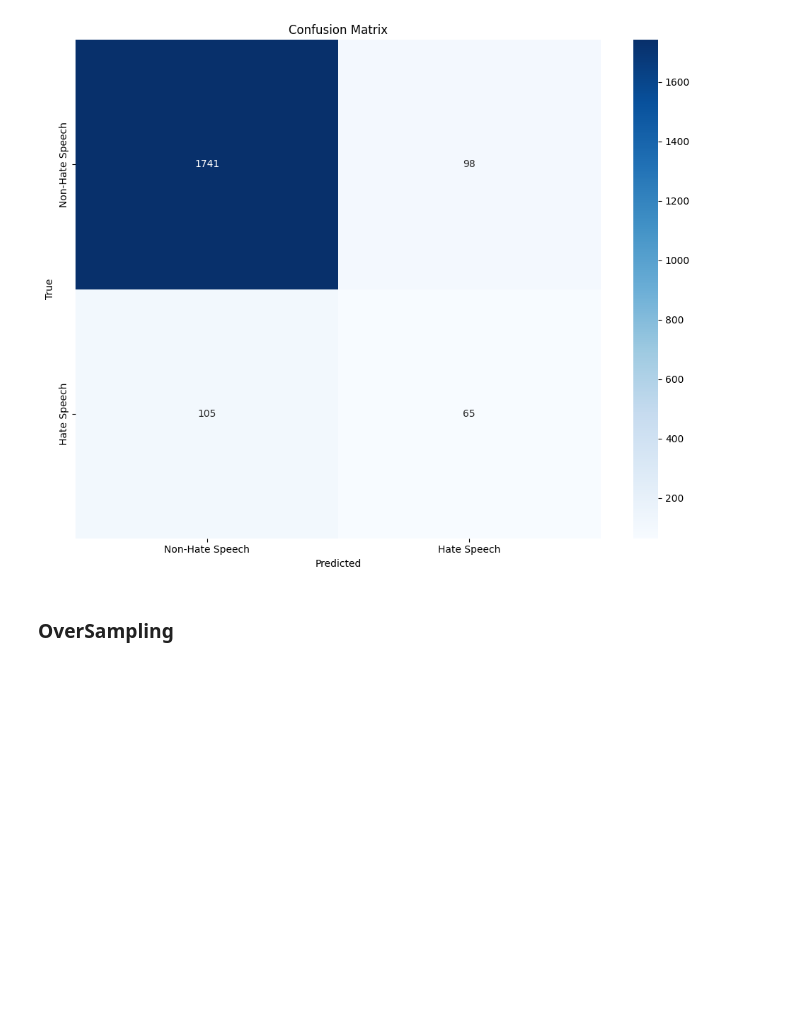
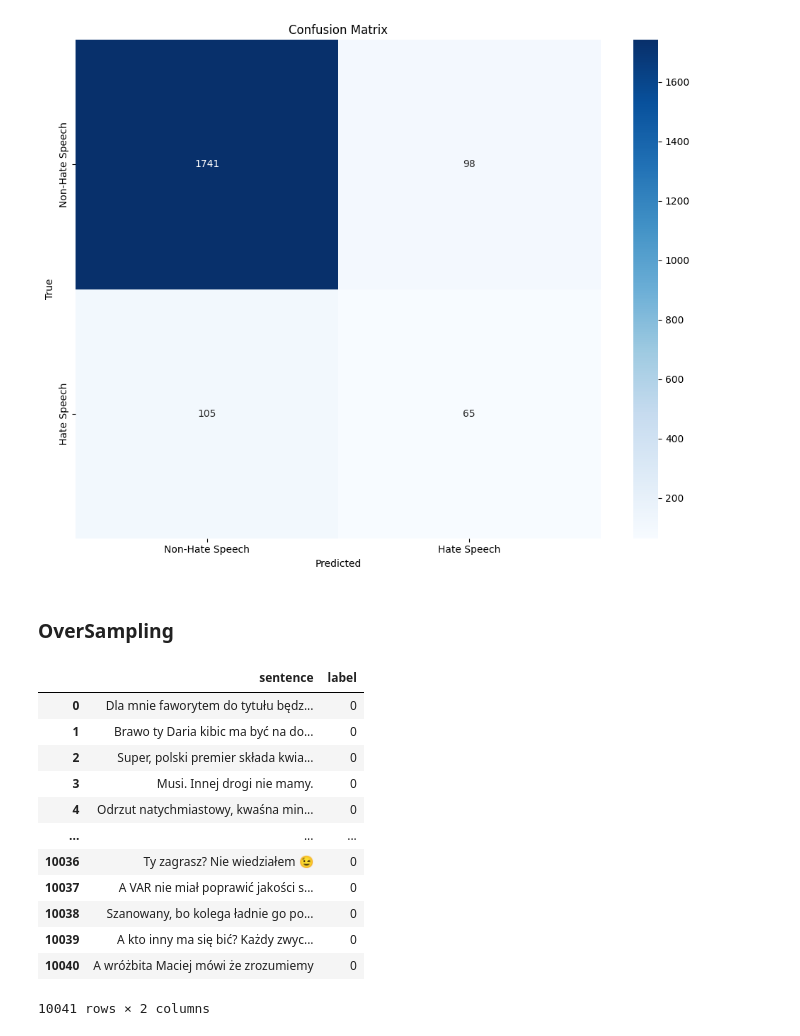
Before and after one commit to psiku/PW--SSNE, a Jupyter notebook: miniprojekt_5-modele_językowe/hate_recognition.ipynb, the cells around one changed output. Drawn from its saved outputs; the diff is of its cells as text; code cells hidden in the pictures; blank space fills up the shorter version.

```diff
--- a/miniprojekt_5-modele_językowe/hate_recognition.ipynb
+++ b/miniprojekt_5-modele_językowe/hate_recognition.ipynb
@@ -515,10 +517,17 @@ epoch                    : 20.0000
 # %%
-from torch.utils.data import DataLoader, WeightedRandomSampler
-
-sampler = WeightedRandomSampler(
-    weights=class_weights,
-    num_samples=len(class_weights),
-    replacement=True
-)
-
-train_dataloader =
+hate_train["sentence"] = hate_train["sentence"].apply(lambda x: re.sub(r"@anonymized_account", "", x).strip())
+hate_train
+# %% [output]
+|  | sentence | label |
+| 0 | Dla mnie faworytem do tytułu będz... | 0 |
+| 1 | Brawo ty Daria kibic ma być na do... | 0 |
+| 2 | Super, polski premier składa kwia... | 0 |
+| 3 | Musi. Innej drogi nie mamy. | 0 |
+| 4 | Odrzut natychmiastowy, kwaśna min... | 0 |
+| ... | ... | ... |
+| 10036 | Ty zagrasz? Nie wiedziałem 😉 | 0 |
+| 10037 | A VAR nie miał poprawić jakości s... | 0 |
+| 10038 | Szanowany, bo kolega ładnie go po... | 0 |
+| 10039 | A kto inny ma się bić? Każdy zwyc... | 0 |
+| 10040 | A wróżbita Maciej mówi że zrozumiemy | 0 |
+10041 rows × 2 columns
```
Also changed, not shown: parts of 8 cells of this notebook.
